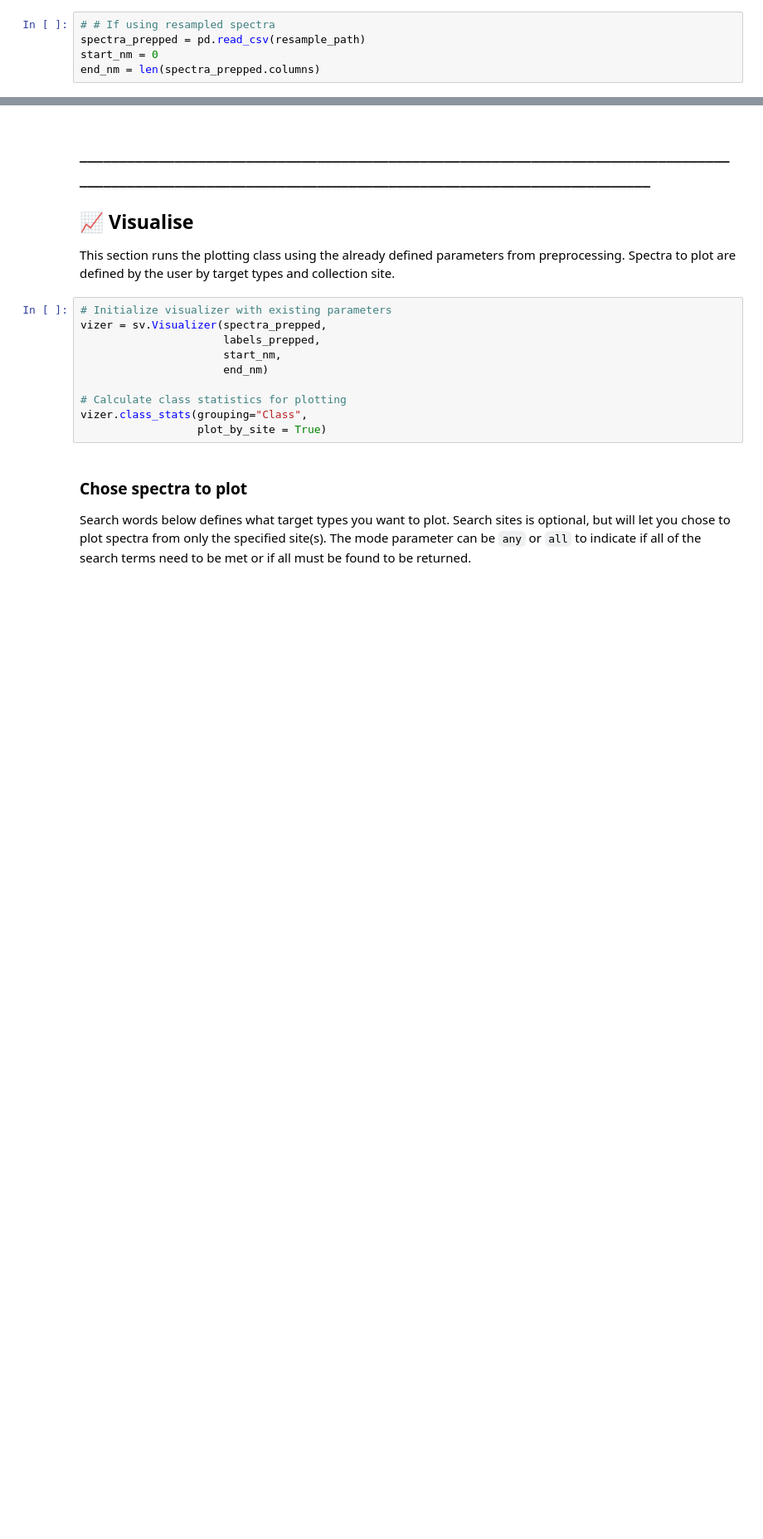
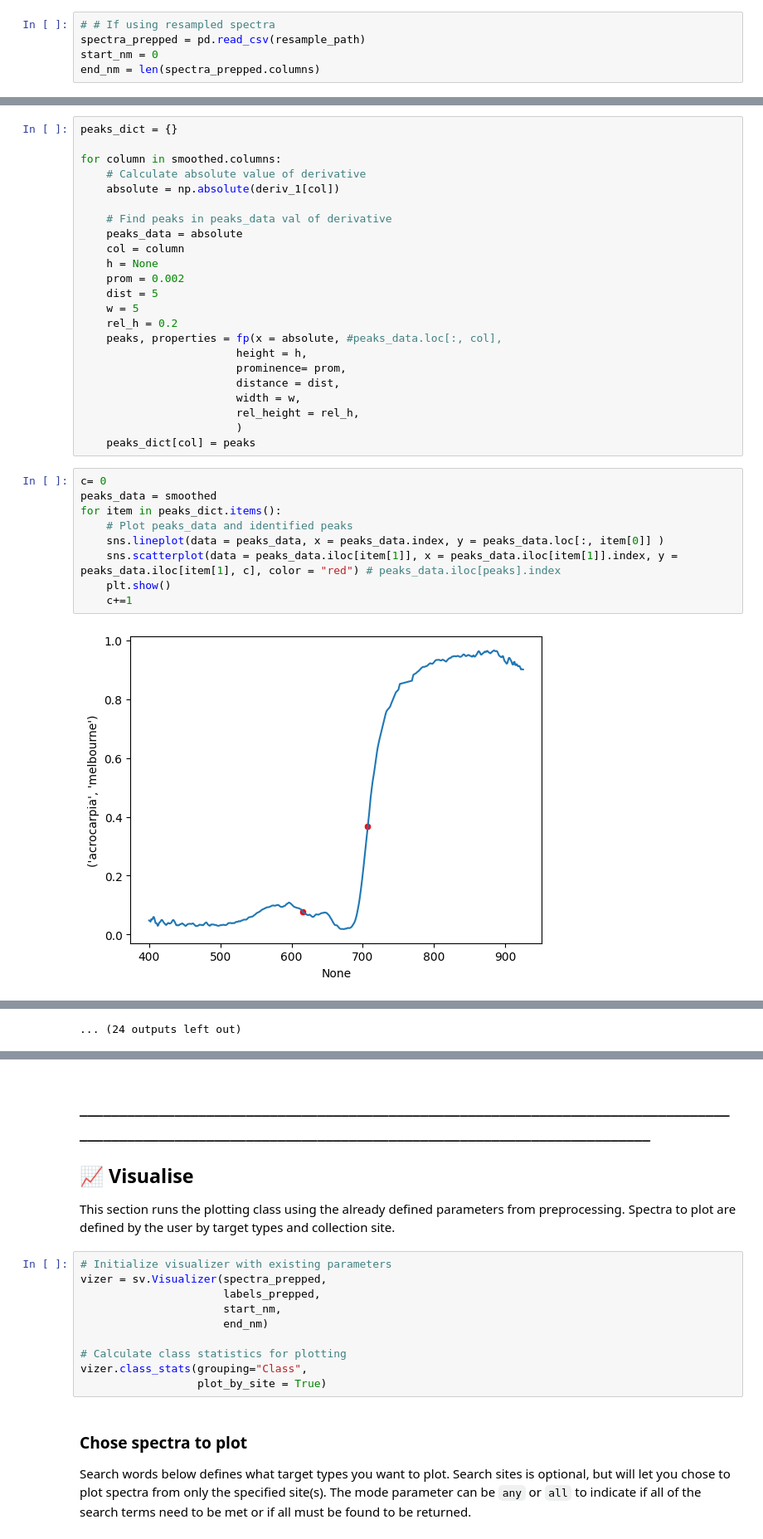
Before and after one commit to uqgrowan/Spectral-Separability-Analysis, a Jupyter notebook: spectral_separability.ipynb, the cells around one changed output, grey strips where cells are left out. Shown at 83% size. Cells and saved outputs as stored; diff of their text form; blank space fills up the shorter version.

```diff
--- a/spectral_separability.ipynb
+++ b/spectral_separability.ipynb
@@ -67,0 +151,34 @@ print(labels_prepped.head())
+# %%
+peaks_dict = {}
+
+for column in smoothed.columns:
+    # Calculate absolute value of derivative
+    absolute = np.absolute(deriv_1[col])
+
+    # Find peaks in peaks_data val of derivative
+    peaks_data = absolute
+    col = column
+    h = None
+    prom = 0.002
+    dist = 5
+    w = 5
+    rel_h = 0.2
+    peaks, properties = fp(x = absolute, #peaks_data.loc[:, col],
+                        height = h,
+                        prominence= prom,
+                        distance = dist,
+                        width = w,
+                        rel_height = rel_h,
+                        )
+    peaks_dict[col] = peaks
+# %%
+c= 0
+peaks_data = smoothed
+for item in peaks_dict.items():
+    # Plot peaks_data and identified peaks
+    sns.lineplot(data = peaks_data, x = peaks_data.index, y = peaks_data.loc[:, item[0]] )
+    sns.scatterplot(data = peaks_data.iloc[item[1]], x = peaks_data.iloc[item[1]].index, y = peaks_data.iloc[item[1], c], color = "red") # peaks_data.iloc[peaks].index
+    plt.show()
+    c+=1
+# %% [output]
+[figure, added]
@@ -67,0 +196 @@ print(labels_prepped.head())
+... (24 outputs left out)
```
Also changed, not shown: parts of 15 cells of this notebook, 13 other files.
